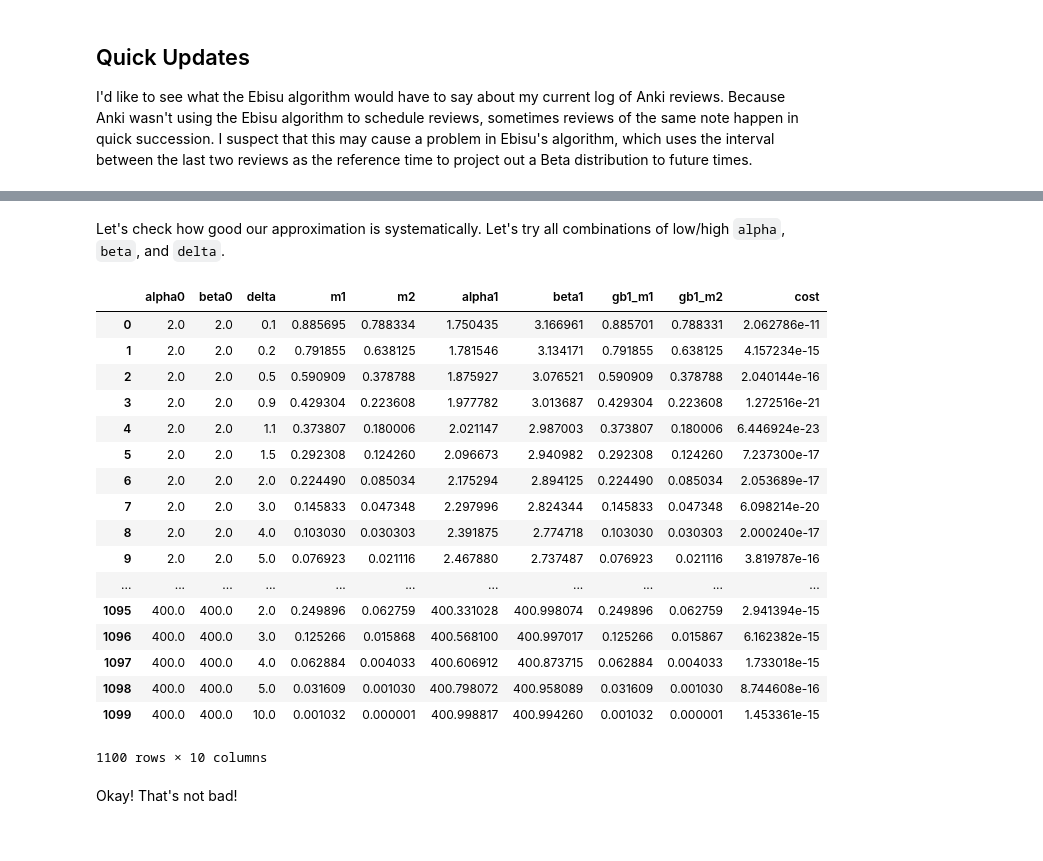
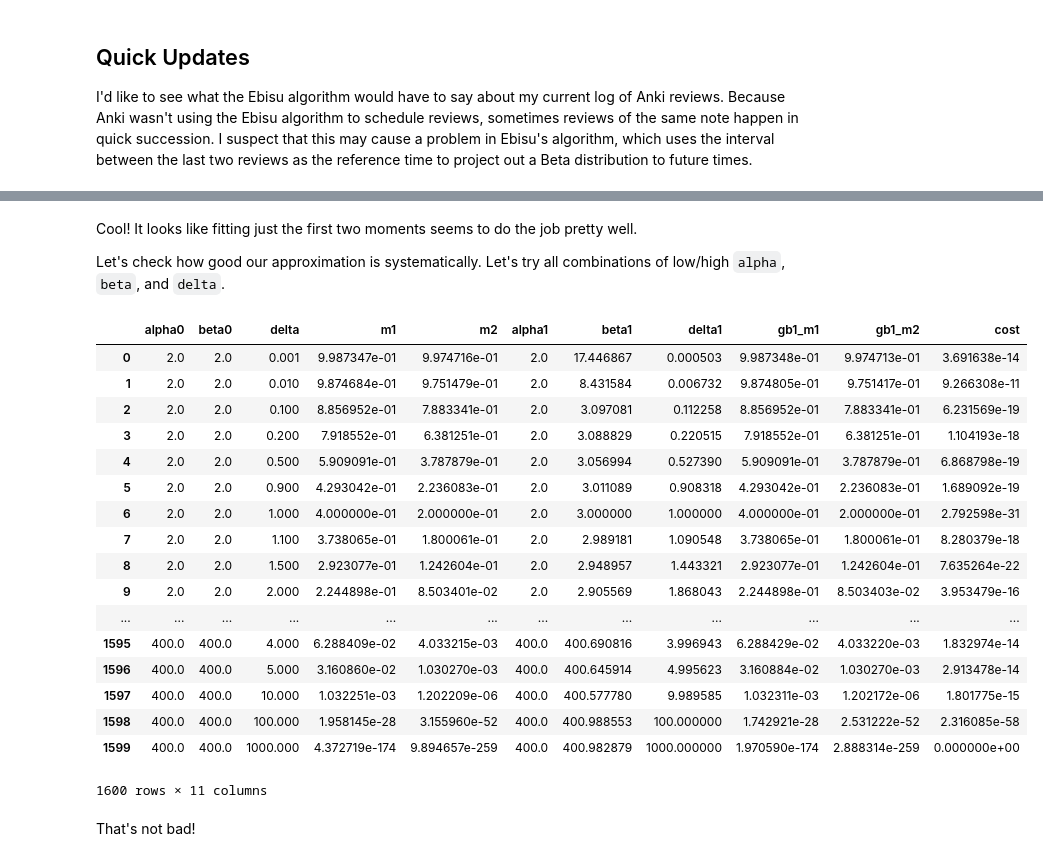
Before and after one commit to rkern/ebisu, a Jupyter notebook: EbisuGB1.ipynb, the cells around one changed output, grey strips where cells are left out. Saved outputs shown, nothing was run; the diff lists cells and outputs as text; code cells hidden in the pictures.

```diff
--- a/EbisuGB1.ipynb
+++ b/EbisuGB1.ipynb
@@ -217,8 +280,8 @@ Okay, we've built up some tools for simulating posteriors, numerically evaluatin
 Now let's explore how well it does.
 # %%
 # Play around with these values.
-tnow = 10.0
-model0 = (1000.0, 4.0, 1.0)  # WLOG, leave t=1.0 alone.
+tnow = 100.0
+model0 = (400.0, 4.0, 1.0)  # WLOG, leave t=1.0 alone.
 obs = False
 
 
@@ -233,9 +296,9 @@ if obs:
 else:
     # This one is hard.
     m1, m2, var = posterior_moments(model0, tnow, obs)
-    res = match_moments(m1, m2, model0, tnow, obs)
-    alpha1, beta1 = res.x
-    t1 = t0
+    res = match_moments_bd(m1, m2, model0, tnow)
+    alpha1, beta1, t1 = res.model
+    print(res.cost)
 
 # This is our updated model.
 model1 = (alpha1, beta1, t1)
@@ -243,7 +306,14 @@ model1 = (alpha1, beta1, t1)
 print(f'Old Model: {model0!r}')
 print(f'New Model: {model1!r}')
 
-plt.hist(simulate_posterior(model0, tnow, obs, 100000), bins=np.linspace(0.0, 1.0, 101), density=True);
+plt.hist(simulate_posterior(model0, tnow, obs, 10000), bins=np.linspace(0.0, 1.0, 101), density=True);
 plot_genbeta1(model1, tnow);
-plot_posterior_pdf(model0, tnow, obs)
+plot_posterior_pdf(model0, tnow, obs);
+
+# Tabulate higher moments for comparison
+ns = np.arange(1, 21)
+momdf = pandas.DataFrame(dict(posterior=posterior_nmoments(model0, tnow, obs, ns),
+                              approximation=genbeta1_nmoments(alpha1, beta1, tnow / t1, ns)),
+                         index=ns)
+momdf
 # %% [output]
@@ -253,40 +341,43 @@ New Model: (1000.0302748155815, 4.9781760438541145, 1.0)
 # %% [markdown]
+Cool! It looks like fitting just the first two moments seems to do the job pretty well.
+
 Let's check how good our approximation is systematically.
 Let's try all combinations of low/high `alpha`, `beta`, and `delta`.
 # %%
 rows = []
 for alpha0 in [2.0, 3.0, 4.0, 5.0, 10.0, 20.0, 40.0, 100.0, 200.0, 400.0]:
     for beta0 in [2.0, 3.0, 4.0, 5.0, 10.0, 20.0, 40.0, 100.0, 200.0, 400.0]:
-        for delta in [0.1, 0.2, 0.5, 0.9, 1.1, 1.5, 2.0, 3.0, 4.0, 5.0, 10.0]:
+        for delta in [0.001, 0.01, 0.1, 0.2, 0.5, 0.9, 1.0, 1.1, 1.5, 2.0, 3.0, 4.0, 5.0, 10.0, 100.0, 1000.0]:
             prior = (alpha0, beta0, 1.0)
             m1, m2, _ = posterior_moments(prior, delta, False)
-            res = match_moments(m1, m2, prior, delta, False)
-            alpha1, beta1 = res.x
-            gb1_m1, gb1_m2, _ = genbeta1_moments(alpha1, beta1, delta)
-            rows.append([alpha0, beta0, delta, m1, m2, alpha1, beta1, gb1_m1, gb1_m2, res.cost])
-df = pandas.DataFrame(data=rows, columns=['alpha0', 'beta0', 'delta', 'm1', 'm2', 'alpha1', 'beta1', 'gb1_m1', 'gb1_m2', 'cost'])
+            res = match_moments_bd(m1, m2, prior, delta)
+            alpha1, beta1, t1 = res.model
+            delta1 = delta / t1
+            gb1_m1, gb1_m2, _ = genbeta1_moments(alpha1, beta1, delta1)
+            rows.append([alpha0, beta0, delta, m1, m2, alpha1, beta1, delta1, gb1_m1, gb1_m2, res.cost])
+df = pandas.DataFrame(data=rows, columns=['alpha0', 'beta0', 'delta', 'm1', 'm2', 'alpha1', 'beta1', 'delta1', 'gb1_m1', 'gb1_m2', 'cost'])
 df
 # %% [output]
-|  | alpha0 | beta0 | delta | m1 | m2 | alpha1 | beta1 | gb1_m1 | gb1_m2 | cost |
-| 0 | 2.0 | 2.0 | 0.1 | 0.885695 | 0.788334 | 1.750435 | 3.166961 | 0.885701 | 0.788331 | 2.062786e-11 |
-| 1 | 2.0 | 2.0 | 0.2 | 0.791855 | 0.638125 | 1.781546 | 3.134171 | 0.791855 | 0.638125 | 4.157234e-15 |
-| 2 | 2.0 | 2.0 | 0.5 | 0.590909 | 0.378788 | 1.875927 | 3.076521 | 0.590909 | 0.378788 | 2.040144e-16 |
-| 3 | 2.0 | 2.0 | 0.9 | 0.429304 | 0.223608 | 1.977782 | 3.013687 | 0.429304 | 0.223608 | 1.272516e-21 |
-| 4 | 2.0 | 2.0 | 1.1 | 0.373807 | 0.180006 | 2.021147 | 2.987003 | 0.373807 | 0.180006 | 6.446924e-23 |
-| 5 | 2.0 | 2.0 | 1.5 | 0.292308 | 0.124260 | 2.096673 | 2.940982 | 0.292308 | 0.124260 | 7.237300e-17 |
-| 6 | 2.0 | 2.0 | 2.0 | 0.224490 | 0.085034 | 2.175294 | 2.894125 | 0.224490 | 0.085034 | 2.053689e-17 |
-| 7 | 2.0 | 2.0 | 3.0 | 0.145833 | 0.047348 | 2.297996 | 2.824344 | 0.145833 | 0.047348 | 6.098214e-20 |
-| 8 | 2.0 | 2.0 | 4.0 | 0.103030 | 0.030303 | 2.391875 | 2.774718 | 0.103030 | 0.030303 | 2.000240e-17 |
-| 9 | 2.0 | 2.0 | 5.0 | 0.076923 | 0.021116 | 2.467880 | 2.737487 | 0.076923 | 0.021116 | 3.819787e-16 |
-| ... | ... | ... | ... | ... | ... | ... | ... | ... | ... | ... |
-| 1095 | 400.0 | 400.0 | 2.0 | 0.249896 | 0.062759 | 400.331028 | 400.998074 | 0.249896 | 0.062759 | 2.941394e-15 |
-| 1096 | 400.0 | 400.0 | 3.0 | 0.125266 | 0.015868 | 400.568100 | 400.997017 | 0.125266 | 0.015867 | 6.162382e-15 |
-| 1097 | 400.0 | 400.0 | 4.0 | 0.062884 | 0.004033 | 400.606912 | 400.873715 | 0.062884 | 0.004033 | 1.733018e-15 |
-| 1098 | 400.0 | 400.0 | 5.0 | 0.031609 | 0.001030 | 400.798072 | 400.958089 | 0.031609 | 0.001030 | 8.744608e-16 |
-| 1099 | 400.0 | 400.0 | 10.0 | 0.001032 | 0.000001 | 400.998817 | 400.994260 | 0.001032 | 0.000001 | 1.453361e-15 |
+|  | alpha0 | beta0 | delta | m1 | m2 | alpha1 | beta1 | delta1 | gb1_m1 | gb1_m2 | cost |
+| 0 | 2.0 | 2.0 | 0.001 | 9.987347e-01 | 9.974716e-01 | 2.0 | 17.446867 | 0.000503 | 9.987348e-01 | 9.974713e-01 | 3.691638e-14 |
+| 1 | 2.0 | 2.0 | 0.010 | 9.874684e-01 | 9.751479e-01 | 2.0 | 8.431584 | 0.006732 | 9.874805e-01 | 9.751417e-01 | 9.266308e-11 |
+| 2 | 2.0 | 2.0 | 0.100 | 8.856952e-01 | 7.883341e-01 | 2.0 | 3.097081 | 0.112258 | 8.856952e-01 | 7.883341e-01 | 6.231569e-19 |
+| 3 | 2.0 | 2.0 | 0.200 | 7.918552e-01 | 6.381251e-01 | 2.0 | 3.088829 | 0.220515 | 7.918552e-01 | 6.381251e-01 | 1.104193e-18 |
+| 4 | 2.0 | 2.0 | 0.500 | 5.909091e-01 | 3.787879e-01 | 2.0 | 3.056994 | 0.527390 | 5.909091e-01 | 3.787879e-01 | 6.868798e-19 |
+| 5 | 2.0 | 2.0 | 0.900 | 4.293042e-01 | 2.236083e-01 | 2.0 | 3.011089 | 0.908318 | 4.293042e-01 | 2.236083e-01 | 1.689092e-19 |
+| 6 | 2.0 | 2.0 | 1.000 | 4.000000e-01 | 2.000000e-01 | 2.0 | 3.000000 | 1.000000 | 4.000000e-01 | 2.000000e-01 | 2.792598e-31 |
+| 7 | 2.0 | 2.0 | 1.100 | 3.738065e-01 | 1.800061e-01 | 2.0 | 2.989181 | 1.090548 | 3.738065e-01 | 1.800061e-01 | 8.280379e-18 |
+| 8 | 2.0 | 2.0 | 1.500 | 2.923077e-01 | 1.242604e-01 | 2.0 | 2.948957 | 1.443321 | 2.923077e-01 | 1.242604e-01 | 7.635264e-22 |
+| 9 | 2.0 | 2.0 | 2.000 | 2.244898e-01 | 8.503401e-02 | 2.0 | 2.905569 | 1.868043 | 2.244898e-01 | 8.503403e-02 | 3.953479e-16 |
+| ... | ... | ... | ... | ... | ... | ... | ... | ... | ... | ... | ... |
+| 1595 | 400.0 | 400.0 | 4.000 | 6.288409e-02 | 4.033215e-03 | 400.0 | 400.690816 | 3.996943 | 6.288429e-02 | 4.033220e-03 | 1.832974e-14 |
+| 1596 | 400.0 | 400.0 | 5.000 | 3.160860e-02 | 1.030270e-03 | 400.0 | 400.645914 | 4.995623 | 3.160884e-02 | 1.030270e-03 | 2.913478e-14 |
+| 1597 | 400.0 | 400.0 | 10.000 | 1.032251e-03 | 1.202209e-06 | 400.0 | 400.577780 | 9.989585 | 1.032311e-03 | 1.202172e-06 | 1.801775e-15 |
+| 1598 | 400.0 | 400.0 | 100.000 | 1.958145e-28 | 3.155960e-52 | 400.0 | 400.988553 | 100.000000 | 1.742921e-28 | 2.531222e-52 | 2.316085e-58 |
+| 1599 | 400.0 | 400.0 | 1000.000 | 4.372719e-174 | 9.894657e-259 | 400.0 | 400.982879 | 1000.000000 | 1.970590e-174 | 2.888314e-259 | 0.000000e+00 |
-1100 rows × 10 columns
+1600 rows × 11 columns
 # %% [markdown]
-Okay! That's not bad!
+That's not bad!
 # %%
 df.cost.max()
 # %% [output]
```
Also changed, not shown: parts of 14 cells of this notebook.
